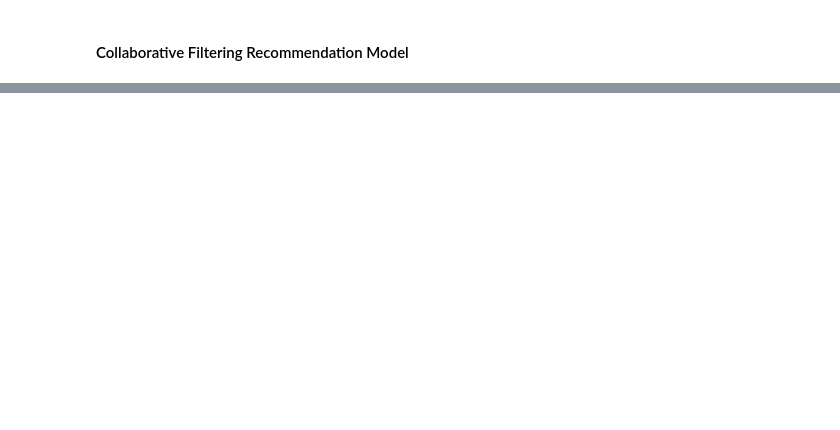
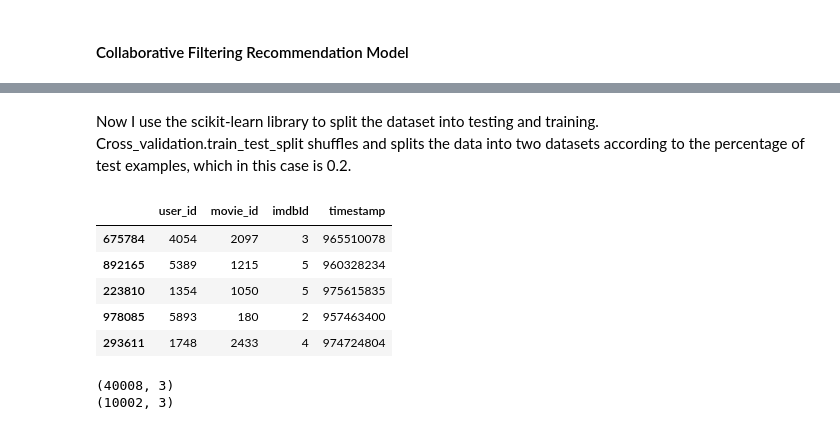
Before and after one commit to cifiyoo/hwt-project, a Jupyter notebook: hwt-project.ipynb, the cells around one changed output, grey strips where cells are left out. Saved outputs shown, nothing was run; the diff lists cells and outputs as text; code cells hidden in the pictures; blank space fills up the shorter version.

Commit message:
Add files via upload
Collaborative Filtering Recommendation Model

```diff
--- a/hwt-project.ipynb
+++ b/hwt-project.ipynb
@@ -653,2 +661,14 @@ Name: title, dtype: object
 # %% [markdown]
 #### Collaborative Filtering Recommendation Model
+# %%
+# Fill NaN values in user_id and movie_id column with 0
+ratings_df['user_id'] = ratings_df['user_id'].fillna(0)
+ratings_df['movie_id'] = ratings_df['movie_id'].fillna(0)
+
+# Replace NaN values in rating column with average of all values
+ratings_df['imdbId'] = ratings_df['imdbId'].fillna(ratings_df['imdbId'].mean())
+# %%
+# Randomly sample 1% of the ratings dataset
+small_data = ratings_df.sample(frac=0.05)
+# Check the sample info
+print(small_data.info())
@@ -654,0 +688,25 @@ Name: title, dtype: object
+# %% [markdown]
+Now I use the scikit-learn library to split the dataset into testing and training. Cross_validation.train_test_split shuffles and splits the data into two datasets according to the percentage of test examples, which in this case is 0.2.
+# %%
+from sklearn.model_selection import train_test_split
+train_dataset, test_dataset = train_test_split(small_data, test_size=0.2)
+# %%
+train_dataset.head()
+# %% [output]
+|  | user_id | movie_id | imdbId | timestamp |
+| 675784 | 4054 | 2097 | 3 | 965510078 |
+| 892165 | 5389 | 1215 | 5 | 960328234 |
+| 223810 | 1354 | 1050 | 5 | 975615835 |
+| 978085 | 5893 | 180 | 2 | 957463400 |
+| 293611 | 1748 | 2433 | 4 | 974724804 |
+# %%
+# Create two user-item matrices, one for training and another for testing
+train_data_matrix = train_dataset[['user_id', 'movie_id', 'imdbId']].to_numpy()
+test_data_matrix = test_dataset[['user_id', 'movie_id', 'imdbId']].to_numpy()
+
+# Check their shape
+print(train_data_matrix.shape)
+print(test_data_matrix.shape)
+# %% [output]
+(40008, 3)
+(10002, 3)
```
Also changed, not shown: parts of 13 cells of this notebook.
